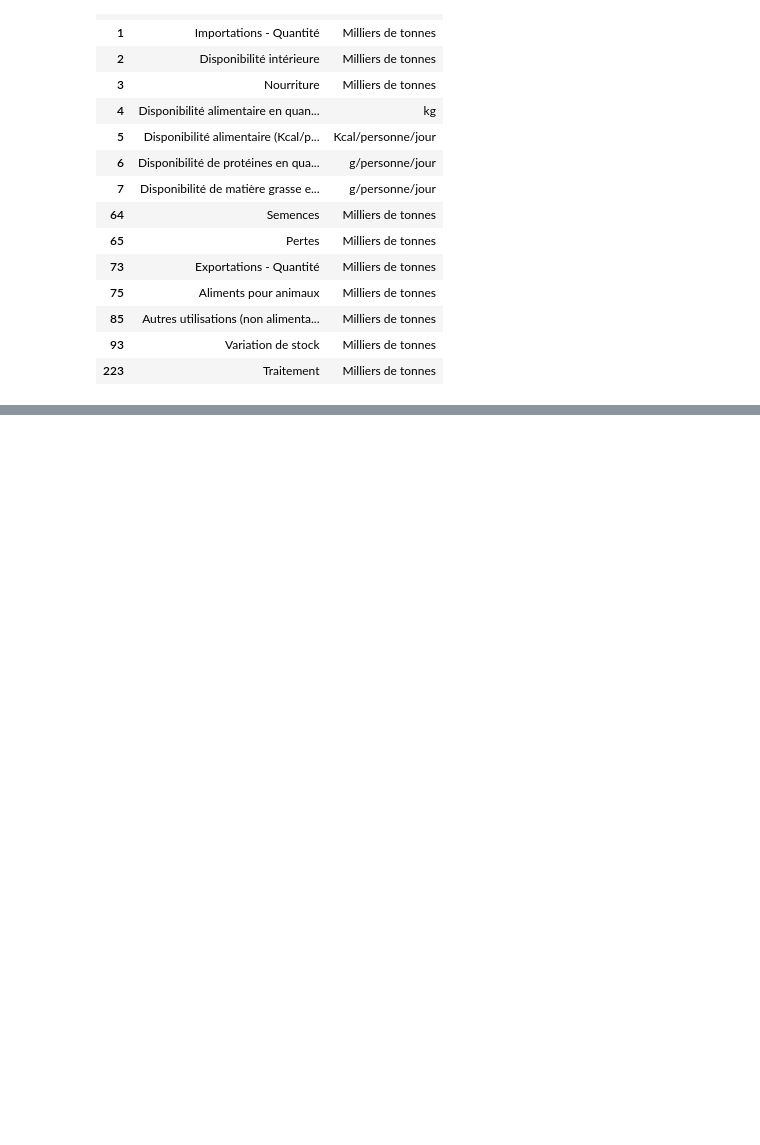
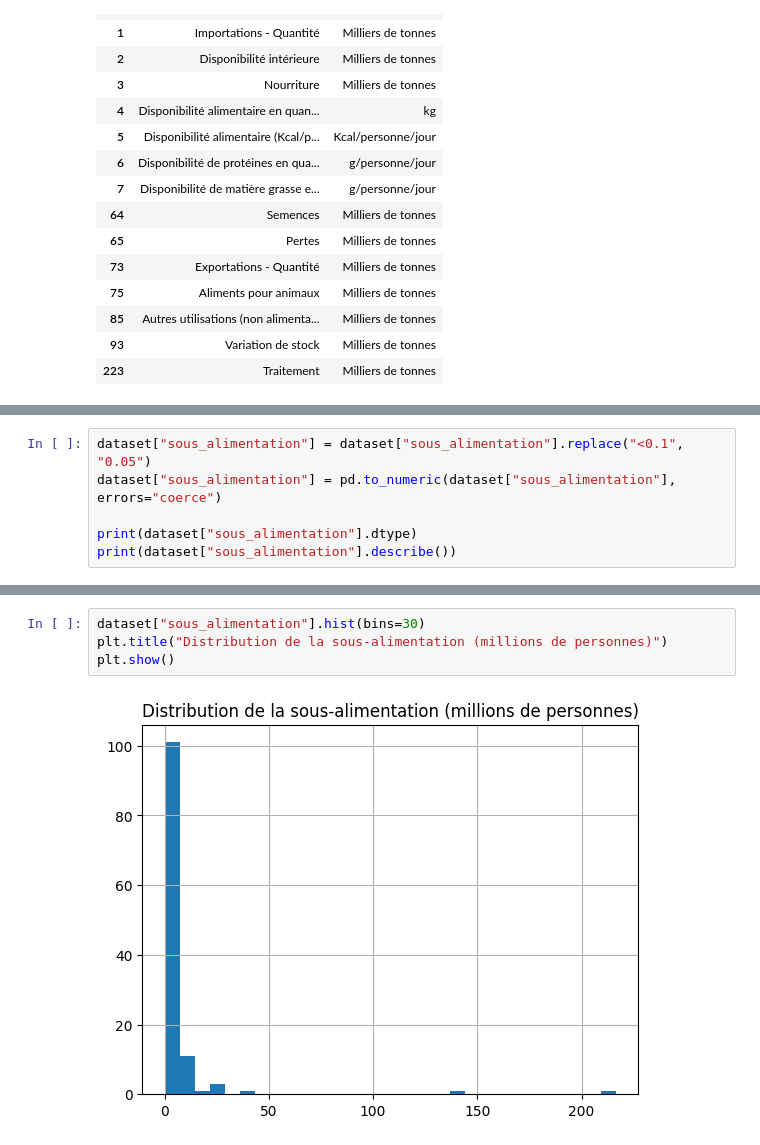
Before and after one commit to nassorabd/mission-fao-malnutrition, a Jupyter notebook: mission_fao.ipynb, the cells around one changed output, grey strips where cells are left out. Cells and saved outputs as stored; diff of their text form; blank space fills up the shorter version.

```diff
--- a/mission_fao.ipynb
+++ b/mission_fao.ipynb
@@ -97,0 +224,6 @@ anim[["Élément", "Unité"]].drop_duplicates()
+# %%
+dataset["sous_alimentation"] = dataset["sous_alimentation"].replace("<0.1", "0.05")
+dataset["sous_alimentation"] = pd.to_numeric(dataset["sous_alimentation"], errors="coerce")
+
+print(dataset["sous_alimentation"].dtype)
+print(dataset["sous_alimentation"].describe())
@@ -97,0 +241,6 @@ anim[["Élément", "Unité"]].drop_duplicates()
+# %%
+dataset["sous_alimentation"].hist(bins=30)
+plt.title("Distribution de la sous-alimentation (millions de personnes)")
+plt.show()
+# %% [output]
+[figure, added]
```
Also changed, not shown: parts of 25 cells of this notebook.
